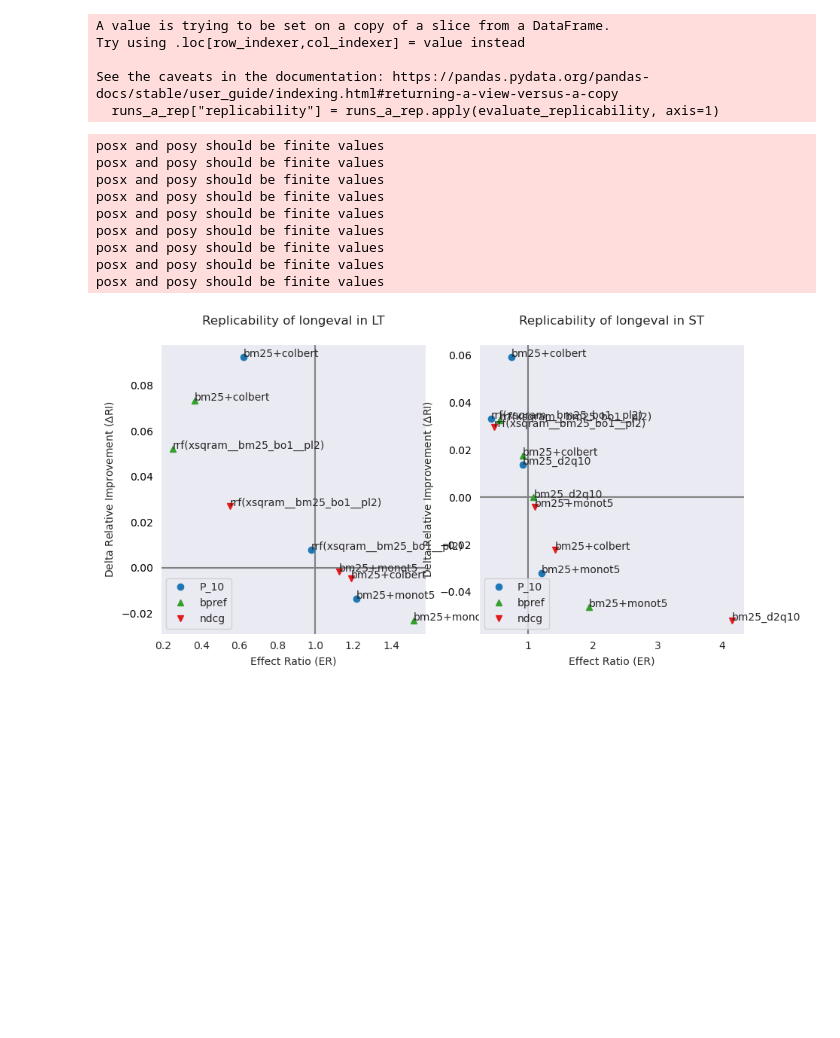
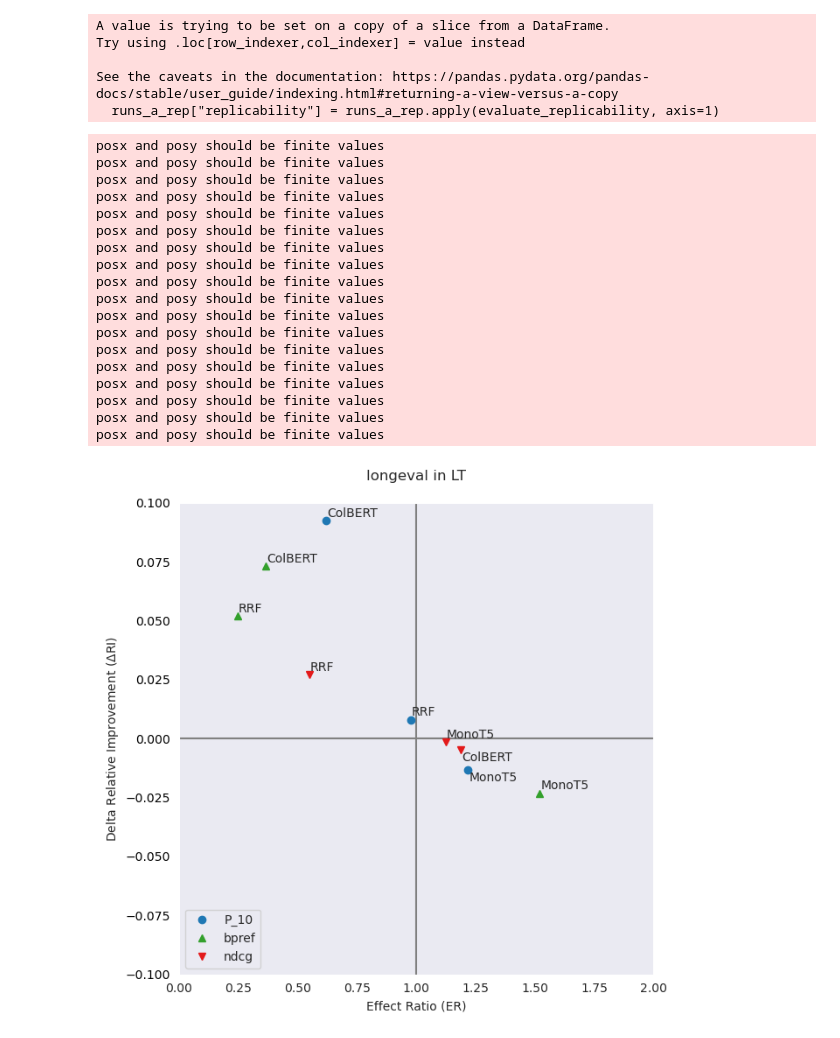
Before and after one commit to irgroup/Temporal-Change, a Jupyter notebook: evaluation/ARP.ipynb, the cells around one changed output. Drawn from its saved outputs; the diff is of its cells as text; code cells hidden in the pictures; blank space fills up the shorter version.

Commit message:
fixed delta results and improved ER DRI plots

```diff
--- a/evaluation/ARP.ipynb
+++ b/evaluation/ARP.ipynb
@@ -297,9 +327,18 @@ from adjustText import adjust_text
+# %%
+from adjustText import adjust_text
+
+r_patch = {
+    'bm25+colbert': "ColBERT",
+    'rrf(xsqram__bm25_bo1__pl2)': "RRF",
+    'bm25+monot5': "MonoT5",
+    'bm25_d2q10': "d2q",
+}
 # %%
-def plot_ER_DRI(data, ax1):
+def plot_ER_DRI(data):
     measures = ['P_10', 'bpref', 'ndcg']
     marker_color = [('o', "#1f78b4"), ('^', '#33a02c'), ('v', '#e31a1b')]
 
-    # fig, ax1 = plt.subplots(figsize=(7, 7))
+    fig, ax1 = plt.subplots(figsize=(7, 7))
 
     ax1.tick_params(axis='y', labelcolor='k')
     ax1.axhline(0, color='grey')
@@ -310,8 +349,8 @@ def plot_ER_DRI(data, ax1):
     ax1.set_ylabel(u'Delta Relative Improvement ($\Delta$RI)')
 
     for measure, mk in zip(measures, marker_color):
-        ax1.plot(data[f"ER_{measure}"],
-                data[f"DRI_{measure}"],
+        ax1.plot(data[f"ER_{measure}"].clip(0,2),
+                data[f"DRI_{measure}"].clip(-0.1,0.1),
                 marker=mk[0], color=mk[1], linestyle='None', label=measure)
 
     # fig.tight_layout()
@@ -319,38 +358,56 @@ def plot_ER_DRI(data, ax1):
 
     dataset = data["dataset"].iloc[0]
     subcollection = data["subcollection"].iloc[0]
-    ax1.set_title(f'Replicability of {dataset} in {subcollection}\n')
+    ax1.set_title(f'{dataset} in {subcollection}\n')
     # plt.title(f'Replicability of {dataset} in {subcollection}\n')
 
     texts = []
+
     for m in measures:
         for r in data["method"].to_list():
             texts.append(ax1.text(
-                x = data[data["method"]==r][f"ER_{m}"].values[0],
-                y = data[data["method"]==r][f"DRI_{m}"].values[0],
-                s = r))
+                x = data[data["method"]==r][f"ER_{m}"].clip(0,2).values[0],
+                y = data[data["method"]==r][f"DRI_{m}"].clip(-0.1,0.1).values[0],
+                s = r_patch[r]))
 
-    # adjust_text(texts)
-    return ax1
+    ax1.set_ylim(-0.1,0.1)
+    ax1.set_xlim(0,2)
+
+    _ = adjust_text(texts, ax=ax1)
+    # return ax1
+    plt.savefig(f"../../../paper/ECIR23/figures/ER_DRI_{dataset}-{subcollection}.pdf", bbox_inches='tight')
     plt.show()
 # %%
 datasets = runs_a_rep["dataset"].unique()
 for dataset in datasets:
     subcollections = runs_a_rep[runs_a_rep["dataset"]==dataset]["subcollection"].unique()
-    figure, axis = plt.subplots(1, len(subcollections), figsize=(5 * len(subcollections),5))
+    # figure, axis = plt.subplots(1, len(subcollections), figsize=(5 * len(subcollections),5))
 
     for idx, subcollection in enumerate(sorted(subcollections)):
         data = runs_a_rep[(runs_a_rep["dataset"]==dataset) & (runs_a_rep["subcollection"]==subcollection)]
 
-        axis[idx] = plot_ER_DRI(data, ax1=axis[idx])
+        plot_ER_DRI(data)
+    #     axis[idx] = plot_ER_DRI(data, ax1=axis[idx])
+    #     axis[idx].set_ylim(-0.1,0.1)
+    #     axis[idx].set_xlim(0,2)
+    # figure.tight_layout()
 # %% [output]
 posx and posy should be finite values
 posx and posy should be finite values
 posx and posy should be finite values
 posx and posy should be finite values
 posx and posy should be finite values
 posx and posy should be finite values
 posx and posy should be finite values
 posx and posy should be finite values
 posx and posy should be finite values
+posx and posy should be finite values
+posx and posy should be finite values
+posx and posy should be finite values
+posx and posy should be finite values
+posx and posy should be finite values
+posx and posy should be finite values
+posx and posy should be finite values
+posx and posy should be finite values
+posx and posy should be finite values
-[figure, old version]
+[figure, new version]
```
Also changed, not shown: parts of 9 cells of this notebook.
